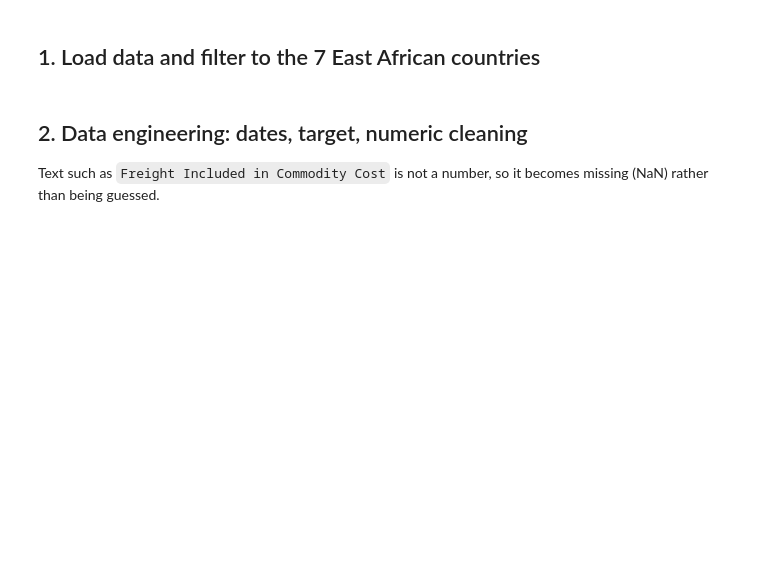
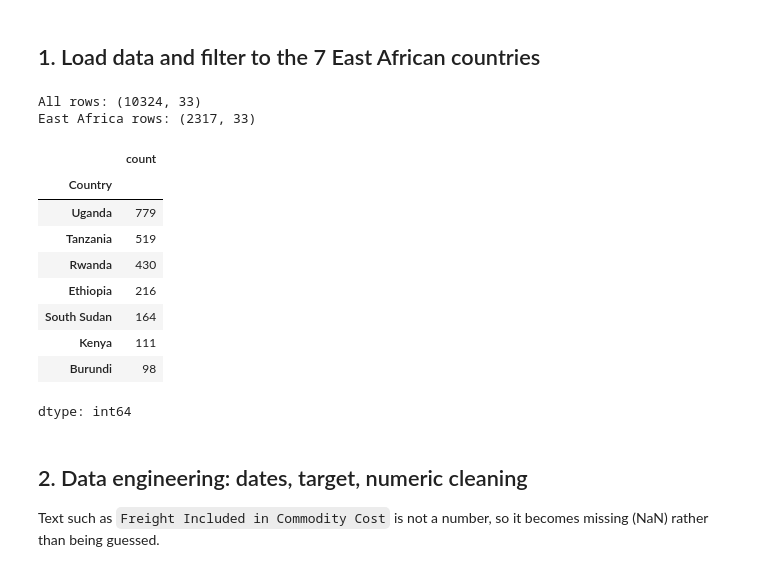
Before and after one commit to belladev250/pulsechain-arv-delay-prediction, a Jupyter notebook: notebooks/PulseChain_Model_Colab.ipynb, the cells around one changed output. Drawn from its saved outputs; the diff is of its cells as text; code cells hidden in the pictures; blank space fills up the shorter version.

```diff
--- a/notebooks/PulseChain_Model_Colab.ipynb
+++ b/notebooks/PulseChain_Model_Colab.ipynb
@@ -18,15 +21,28 @@ uploaded = files.upload()
 # %%
 import warnings; warnings.filterwarnings("ignore")
 import numpy as np, pandas as pd
 import matplotlib.pyplot as plt, seaborn as sns
 sns.set_theme(style="whitegrid")
-DATA = "SCMS_Delivery_History_Dataset_20150929.csv"
+DATA = "SCMS_Delivery_History_Dataset_20150929 2.csv"
 df = pd.read_csv(DATA, encoding="latin-1")
 print("All rows:", df.shape)
 COUNTRIES = ["Rwanda","Uganda","Tanzania","Kenya","Burundi","South Sudan","Ethiopia"]
 df = df[df["Country"].isin(COUNTRIES)].copy()
 print("East Africa rows:", df.shape)
 df["Country"].value_counts()
+# %% [output]
+All rows: (10324, 33)
+East Africa rows: (2317, 33)
+|  | count |
+| Country |  |
+| Uganda | 779 |
+| Tanzania | 519 |
+| Rwanda | 430 |
+| Ethiopia | 216 |
+| South Sudan | 164 |
+| Kenya | 111 |
+| Burundi | 98 |
+dtype: int64
 # %% [markdown]
 ## 2. Data engineering: dates, target, numeric cleaning
 Text such as `Freight Included in Commodity Cost` is not a number, so it becomes missing (NaN) rather than being guessed.
```
Also changed, not shown: parts of 12 cells of this notebook, 2 other files.
